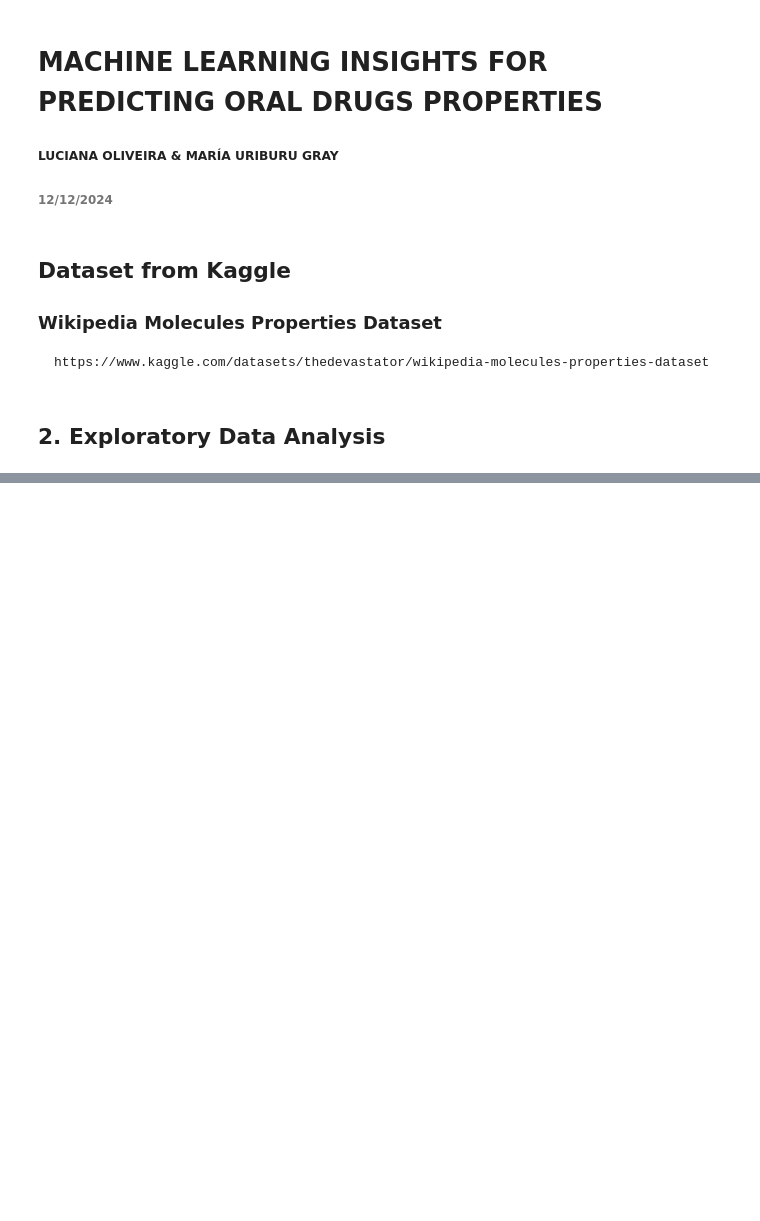
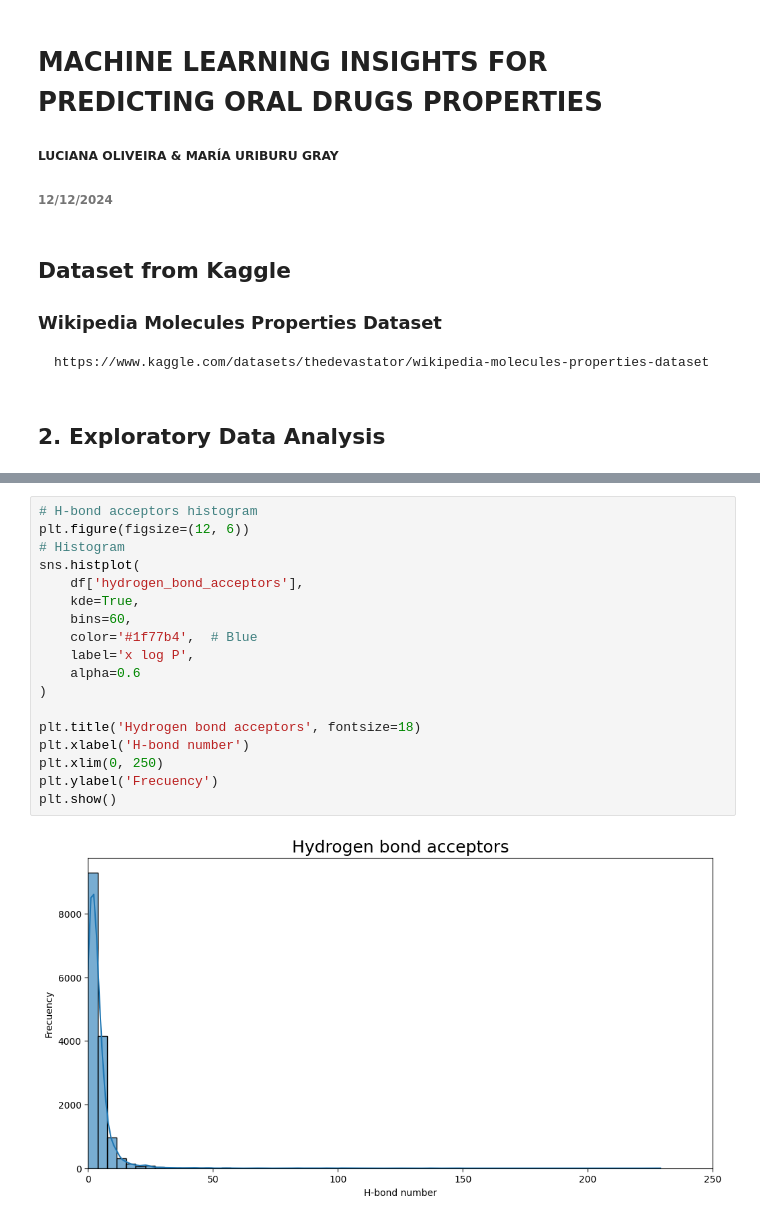
Before and after one commit to Muriburu/elements-of-data, a Jupyter notebook: Molecular-properties-prediction-for-drug-discovery/EDA.ipynb, the cells around one changed output, grey strips where cells are left out. Saved outputs shown, nothing was run; the diff lists cells and outputs as text; blank space fills up the shorter version.

```diff
--- a/Molecular-properties-prediction-for-drug-discovery/EDA.ipynb
+++ b/Molecular-properties-prediction-for-drug-discovery/EDA.ipynb
@@ -64,0 +205,20 @@ plt.savefig("lipinski_pie_chart.png", transparent=True, bbox_inches='tight')
+# %%
+# H-bond acceptors histogram
+plt.figure(figsize=(12, 6))
+# Histogram
+sns.histplot(
+    df['hydrogen_bond_acceptors'],
+    kde=True,
+    bins=60,
+    color='#1f77b4',  # Blue
+    label='x log P',
+    alpha=0.6
+)
+
+plt.title('Hydrogen bond acceptors', fontsize=18)
+plt.xlabel('H-bond number')
+plt.xlim(0, 250)
+plt.ylabel('Frecuency')
+plt.show()
+# %% [output]
+[figure, added]
```
Also changed, not shown: parts of 23 cells of this notebook, 3 other files.
